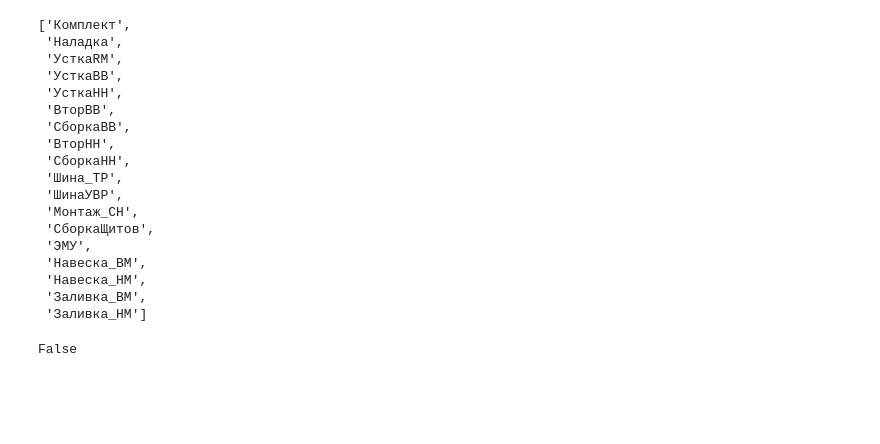
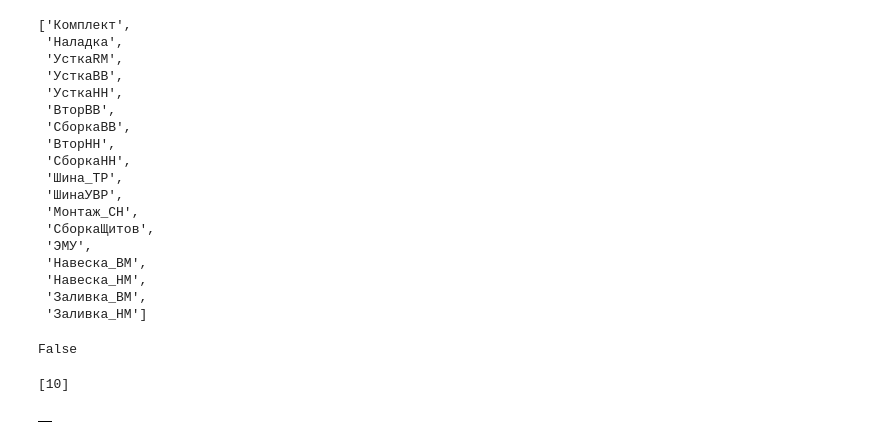
Before and after one commit to TimurKarev/Plan, a Jupyter notebook: test.ipynb, the cells around one changed output. Drawn from its saved outputs; the diff is of its cells as text; code cells hidden in the pictures; blank space fills up the shorter version.

```diff
--- a/test.ipynb
+++ b/test.ipynb
@@ -98,6 +95,17 @@ s.add(1)
 1 not in s
 # %% [output]
 False
+# %%
+li = [l1 for l1 in range(11)]
+li[-1:None]
+# %% [output]
+[10]
+# %%
+%autoreload
+dd = data = ref.get_df_for_gantt(2,1100)
+dd
+# %% [output]
+|  |
 # %%
 %autoreload
 fig = go.Figure()
```
Also changed, not shown: parts of 4 cells of this notebook, 1 other file.
